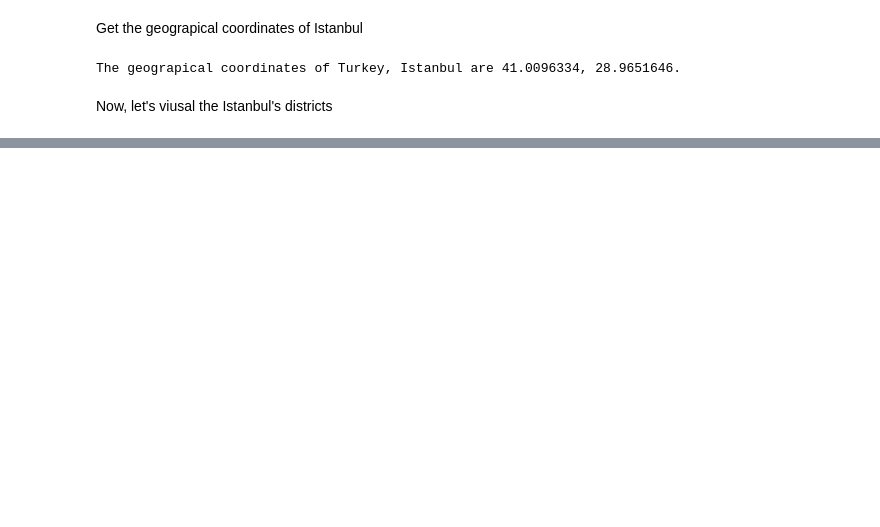
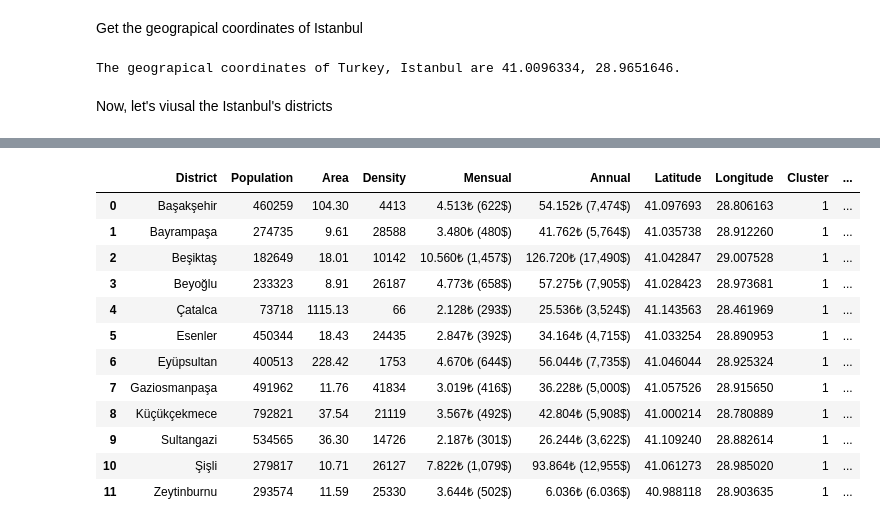
Before and after one commit to kumbasar/Coursera_Capstone, a Jupyter notebook: Final/istanbul.ipynb, the cells around one changed output, grey strips where cells are left out. Saved outputs shown, nothing was run; the diff lists cells and outputs as text; code cells hidden in the pictures; blank space fills up the shorter version.

```diff
--- a/Final/istanbul.ipynb
+++ b/Final/istanbul.ipynb
@@ -230,0 +797,18 @@ map_istanbul
+# %%
+euro_df = istanbul_df[istanbul_df['Side']=='European'].reset_index(drop=True).drop('Side', 1)
+euro_grouped = istanbul_grouped[istanbul_grouped['Side']=='European'].reset_index(drop=True)
+
+euro_grouped_cluster = euro_grouped.drop('District', 1).drop('Side', 1)
+
+# run k-means clustering
+euro_kmeans = KMeans(n_clusters=K, random_state=0).fit(euro_grouped_cluster)
+
+# check cluster labels generated for each row in the dataframe
+print('kmeans',euro_kmeans.labels_)
+
+euro_district_sorted=district_sorted[district_sorted['Side']=='European'].reset_index(drop=True).drop('Cluster', 1)
+
+euro_district_sorted.insert(0, 'Cluster', euro_kmeans.labels_)
+
+print('shape', euro_district_sorted.shape)
+euro_district_sorted.head()
@@ -230,0 +824,6 @@ map_istanbul
+# %%
+euro_merge = euro_df.join(euro_district_sorted.drop('Side', 1).set_index('District'), on='District')
+euro_merge = euro_merge.dropna().reset_index(drop=True) # drop all na rows
+
+print('shape', euro_merge.shape)
+euro_merge.head()
@@ -230,0 +848,16 @@ map_istanbul
+# %%
+euro_merge.loc[euro_merge['Cluster'] == 1, euro_merge.columns[[0] + list(range(1, euro_merge.shape[1]))]].reset_index(drop=True)
+# %% [output]
+|  | District | Population | Area | Density | Mensual | Annual | Latitude | Longitude | Cluster | ... |
+| 0 | Başakşehir | 460259 | 104.30 | 4413 | 4.513₺ (622$) | 54.152₺ (7,474$) | 41.097693 | 28.806163 | 1 | ... |
+| 1 | Bayrampaşa | 274735 | 9.61 | 28588 | 3.480₺ (480$) | 41.762₺ (5,764$) | 41.035738 | 28.912260 | 1 | ... |
+| 2 | Beşiktaş | 182649 | 18.01 | 10142 | 10.560₺ (1,457$) | 126.720₺ (17,490$) | 41.042847 | 29.007528 | 1 | ... |
+| 3 | Beyoğlu | 233323 | 8.91 | 26187 | 4.773₺ (658$) | 57.275₺ (7,905$) | 41.028423 | 28.973681 | 1 | ... |
+| 4 | Çatalca | 73718 | 1115.13 | 66 | 2.128₺ (293$) | 25.536₺ (3,524$) | 41.143563 | 28.461969 | 1 | ... |
+| 5 | Esenler | 450344 | 18.43 | 24435 | 2.847₺ (392$) | 34.164₺ (4,715$) | 41.033254 | 28.890953 | 1 | ... |
+| 6 | Eyüpsultan | 400513 | 228.42 | 1753 | 4.670₺ (644$) | 56.044₺ (7,735$) | 41.046044 | 28.925324 | 1 | ... |
+| 7 | Gaziosmanpaşa | 491962 | 11.76 | 41834 | 3.019₺ (416$) | 36.228₺ (5,000$) | 41.057526 | 28.915650 | 1 | ... |
+| 8 | Küçükçekmece | 792821 | 37.54 | 21119 | 3.567₺ (492$) | 42.804₺ (5,908$) | 41.000214 | 28.780889 | 1 | ... |
+| 9 | Sultangazi | 534565 | 36.30 | 14726 | 2.187₺ (301$) | 26.244₺ (3,622$) | 41.109240 | 28.882614 | 1 | ... |
+| 10 | Şişli | 279817 | 10.71 | 26127 | 7.822₺ (1,079$) | 93.864₺ (12,955$) | 41.061273 | 28.985020 | 1 | ... |
+| 11 | Zeytinburnu | 293574 | 11.59 | 25330 | 3.644₺ (502$) | 6.036₺ (6.036$) | 40.988118 | 28.903635 | 1 | ... |
```
Also changed, not shown: parts of 59 cells of this notebook, 7 other files.
